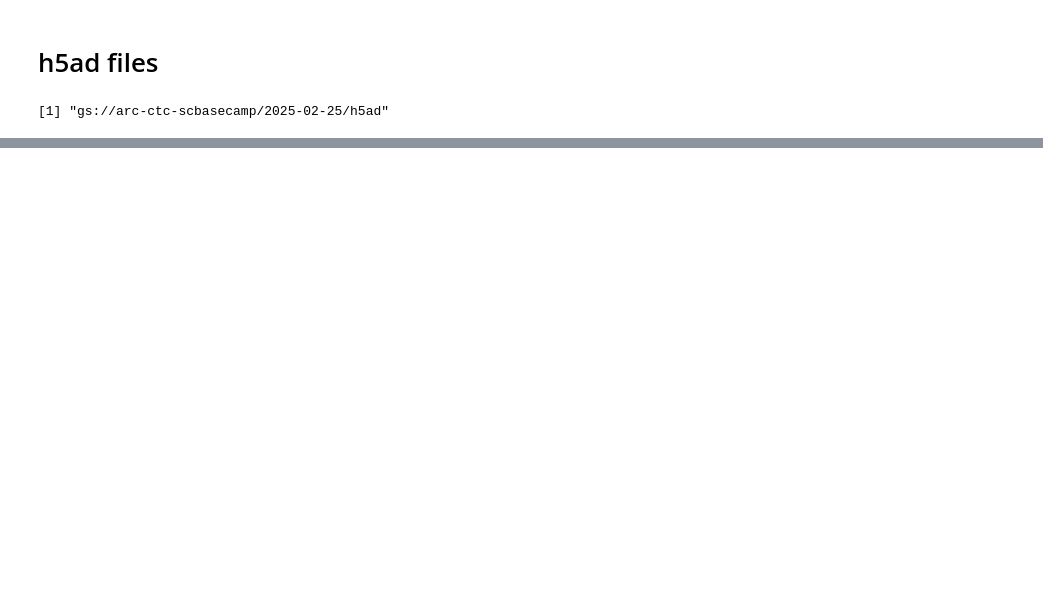
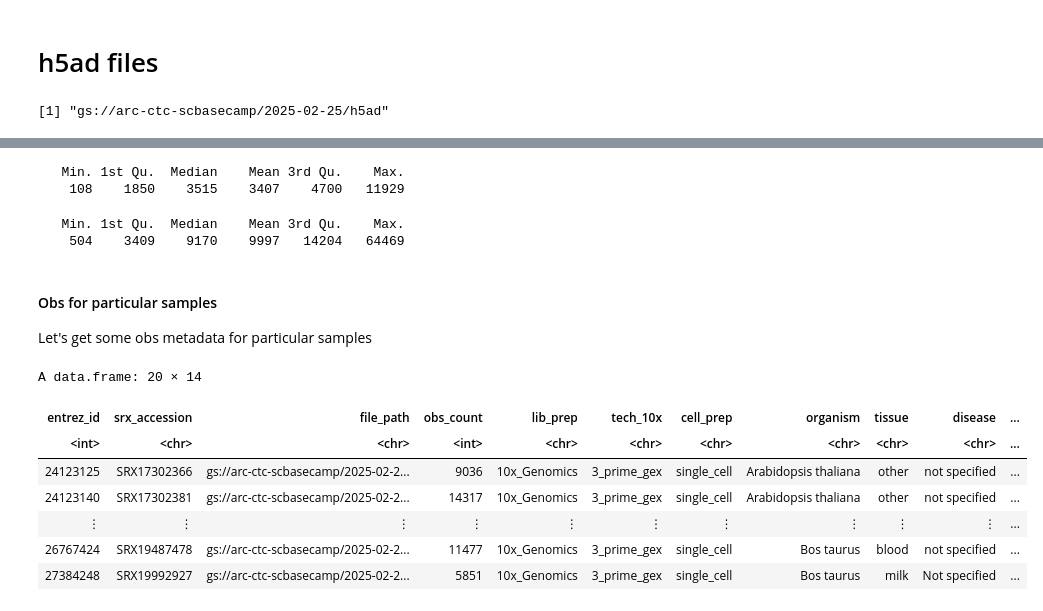
Before and after one commit to rdas-genesilico-ai/arc-virtual-cell-atlas-uv, a Jupyter notebook: scBaseCamp/tutorial-R.ipynb, the cells around one changed output, grey strips where cells are left out. Drawn from its saved outputs; the diff is of its cells as text; code cells hidden in the pictures; blank space fills up the shorter version.

```diff
--- a/scBaseCamp/tutorial-R.ipynb
+++ b/scBaseCamp/tutorial-R.ipynb
@@ -187,0 +246,28 @@ A data.frame: 9 × 14
+# %%
+# gene count distribution
+obs_metadata %>% pull(gene_count) %>% summary()
+# %% [output]
+   Min. 1st Qu.  Median    Mean 3rd Qu.    Max.
+    108    1850    3515    3407    4700   11929
+# %%
+# umi counts distribution
+obs_metadata %>% pull(umi_count) %>% summary()
+# %% [output]
+   Min. 1st Qu.  Median    Mean 3rd Qu.    Max.
+    504    3409    9170    9997   14204   64469
+# %% [markdown]
+#### Obs for particular samples
+
+Let's get some obs metadata for particular samples
+# %%
+# re-print our selected samples
+sample_metadata
+# %% [output]
+A data.frame: 20 × 14
+| entrez_id | srx_accession | file_path | obs_count | lib_prep | tech_10x | cell_prep | organism | tissue | disease | ... |
+| <int> | <chr> | <chr> | <int> | <chr> | <chr> | <chr> | <chr> | <chr> | <chr> | ... |
+| 24123125 | SRX17302366 | gs://arc-ctc-scbasecamp/2025-02-2... | 9036 | 10x_Genomics | 3_prime_gex | single_cell | Arabidopsis thaliana | other | not specified | ... |
+| 24123140 | SRX17302381 | gs://arc-ctc-scbasecamp/2025-02-2... | 14317 | 10x_Genomics | 3_prime_gex | single_cell | Arabidopsis thaliana | other | not specified | ... |
+| ⋮ | ⋮ | ⋮ | ⋮ | ⋮ | ⋮ | ⋮ | ⋮ | ⋮ | ⋮ | ... |
+| 26767424 | SRX19487478 | gs://arc-ctc-scbasecamp/2025-02-2... | 11477 | 10x_Genomics | 3_prime_gex | single_cell | Bos taurus | blood | not specified | ... |
+| 27384248 | SRX19992927 | gs://arc-ctc-scbasecamp/2025-02-2... | 5851 | 10x_Genomics | 3_prime_gex | single_cell | Bos taurus | milk | Not specified | ... |
```
Also changed, not shown: parts of 31 cells of this notebook, 1 other file.
